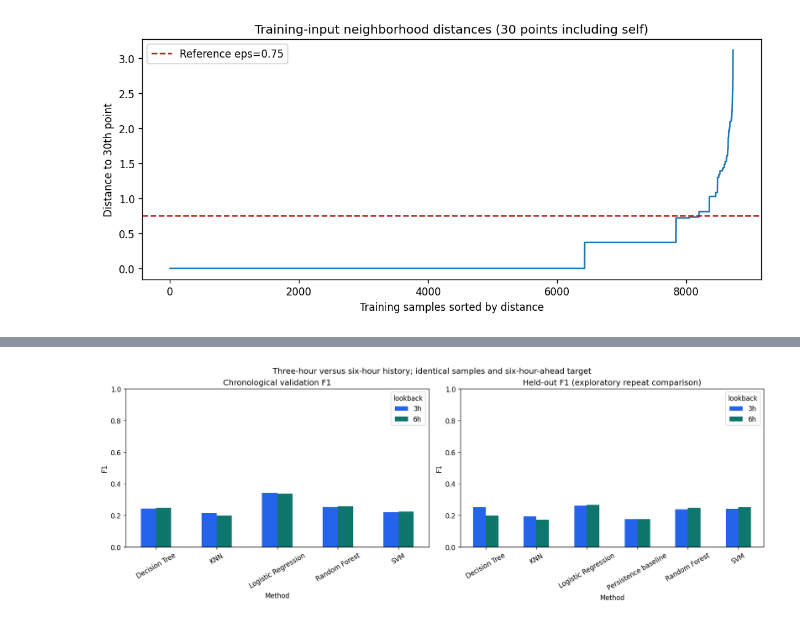
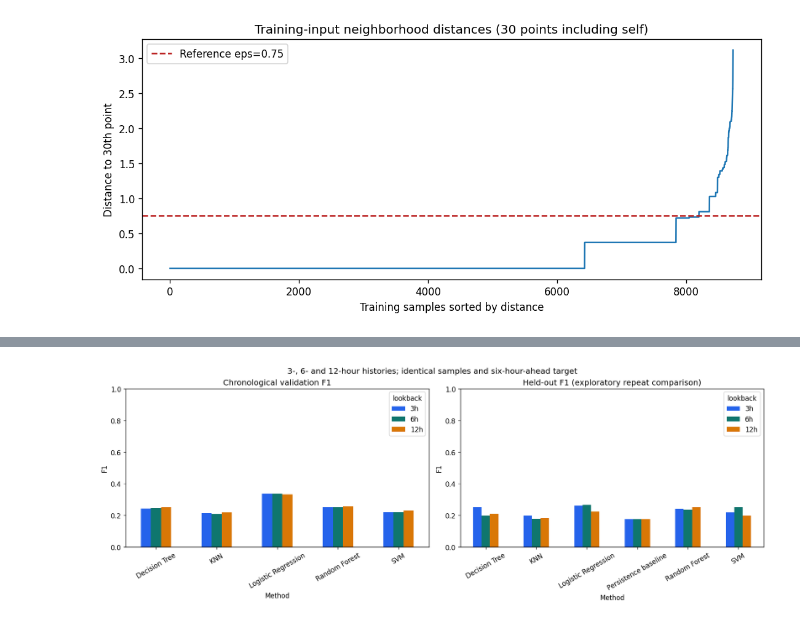
Before and after one commit to Damon-MCL/3004-group-project, a Jupyter notebook: 02_model.ipynb, the cells around one changed output, grey strips where cells are left out. Cells and saved outputs as stored; diff of their text form; code cells hidden in the pictures.

Commit message:
Compare three, six and twelve-hour AQHI histories on matched samples

```diff
--- a/02_model.ipynb
+++ b/02_model.ipynb
@@ -591,7 +591,15 @@ for lag in (4, 5, 6):
         long_features.index - pd.Timedelta(hours=lag)
     ).to_numpy()
 long_features['aqhi_change_6h'] = long_features['aqhi_now'] - long_features['aqhi_lag_6h']
-lookback_feature_sets = {'3h': feature_columns, '6h': list(long_features.columns)}
+six_hour_features = list(long_features.columns)
+for lag in range(7, 13):
+    long_features[f'aqhi_lag_{lag}h'] = observations['aqhi'].reindex(
+        long_features.index - pd.Timedelta(hours=lag)
+    ).to_numpy()
+long_features['aqhi_change_12h'] = long_features['aqhi_now'] - long_features['aqhi_lag_12h']
+lookback_feature_sets = {
+    '3h': feature_columns, '6h': six_hour_features, '12h': list(long_features.columns)
+}
 comparison_samples = long_features.copy()
 comparison_samples['target_time'] = comparison_samples.index + HORIZON
 comparison_samples['actual_aqhi'] = observations['aqhi'].reindex(comparison_samples.target_time).to_numpy()
@@ -731,14 +738,15 @@ Validation-selected configuration: {"lookback": "3h", "method": "Logistic Regres
 # %%
 fig, axes = plt.subplots(1, 2, figsize=(14, 5), layout='constrained')
 for ax, metric_name, title in zip(axes, ['validation_f1','f1'], ['Chronological validation F1', 'Held-out F1 (exploratory repeat comparison)']):
     values = lookback_metrics.pivot(index='method', columns='lookback', values=metric_name)
     if metric_name == 'validation_f1':
         values = values.drop(index='Persistence baseline')
-    values.plot.bar(ax=ax, color=['#2563eb','#0f766e'])
+    values = values.reindex(columns=['3h', '6h', '12h'])
+    values.plot.bar(ax=ax, color=['#2563eb','#0f766e','#d97706'])
     ax.set(title=title, xlabel='Method', ylabel='F1', ylim=(0, 1))
     ax.tick_params(axis='x', labelrotation=30)
-fig.suptitle('Three-hour versus six-hour history; identical samples and six-hour-ahead target')
+fig.suptitle('3-, 6- and 12-hour histories; identical samples and six-hour-ahead target')
 fig.savefig(figure_dir / 'lookback_f1_comparison.png', dpi=160)
 plt.show()
 # %% [output]
-[figure, old version]
+[figure, new version]
```
Also changed, not shown: parts of 2 cells of this notebook, 9 other files.
